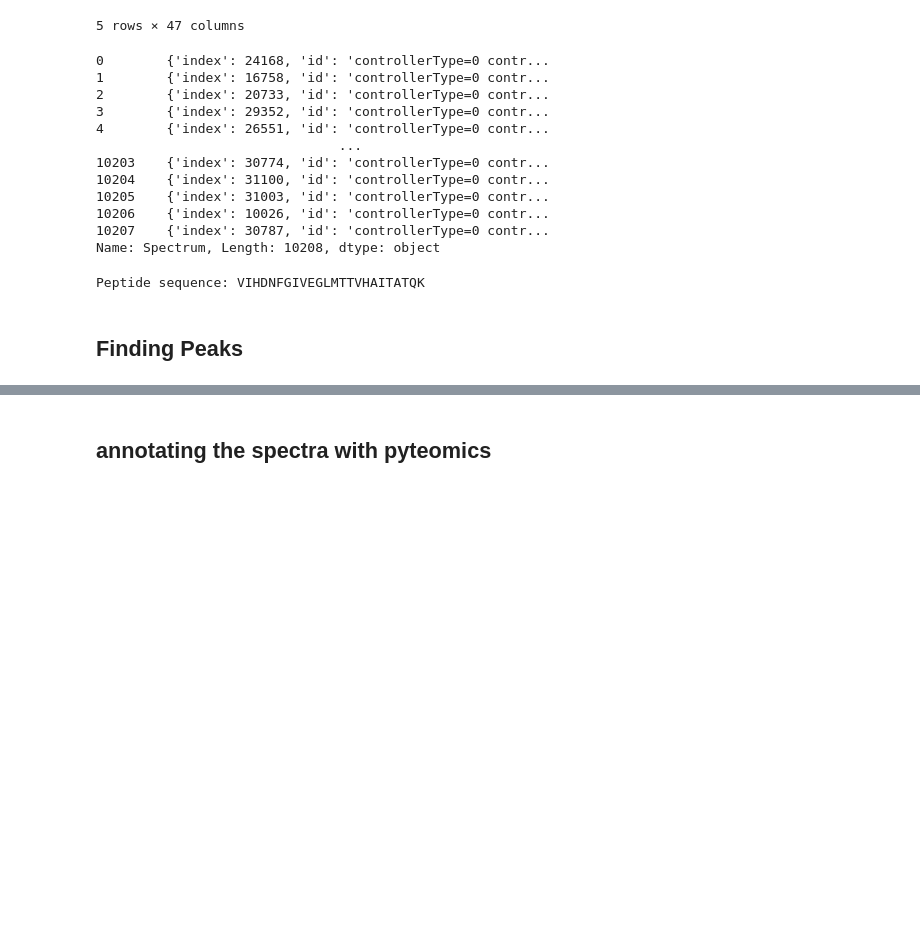
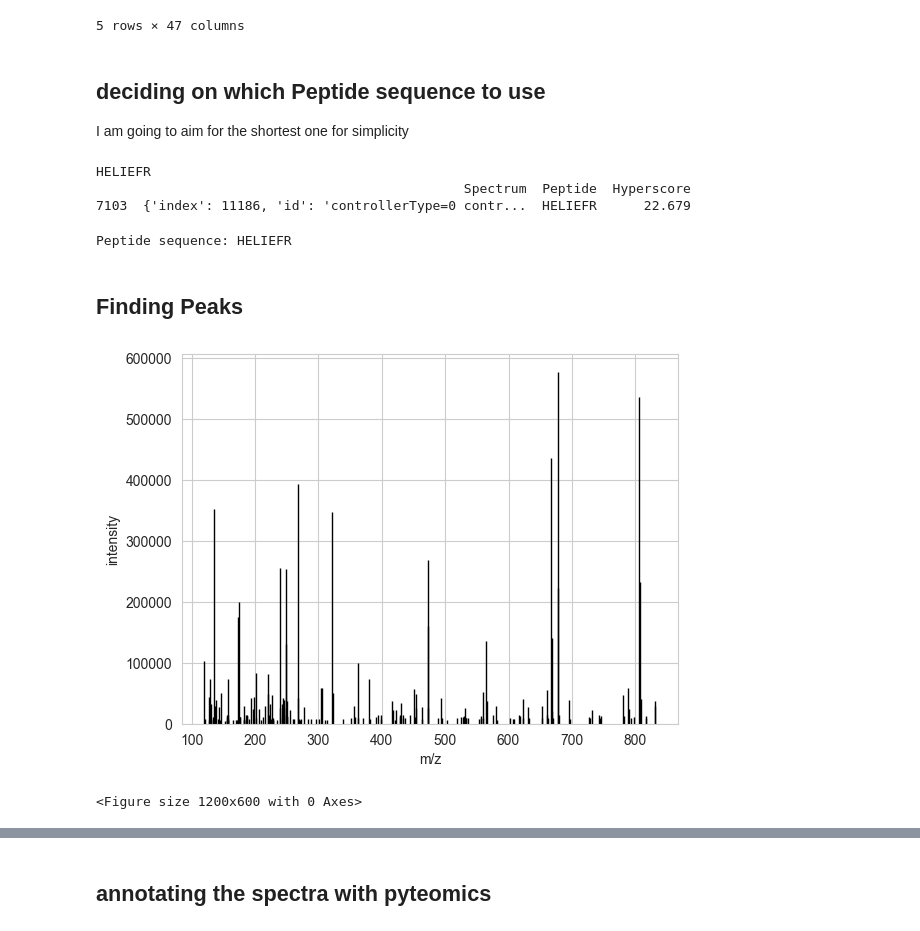
Before and after one commit to DBeben22/expert-tandem, a Jupyter notebook: prototypes/prototype_vers3.ipynb, the cells around one changed output, grey strips where cells are left out. Cells and saved outputs as stored; diff of their text form; code cells hidden in the pictures; blank space fills up the shorter version.

```diff
--- a/prototypes/prototype_vers3.ipynb
+++ b/prototypes/prototype_vers3.ipynb
@@ -84,34 +84,35 @@ m_df = (pd.DataFrame(matches, columns=["Spectrum","Peptide","Hyperscore"])
 # exec time 2 ~ 3 minutes
 # %%
 #m_df.to_csv("spectrum_peptide_matches.csv", index=False)
-# %%
-m_df["Spectrum"]
-# %% [output]
-0        {'index': 24168, 'id': 'controllerType=0 contr...
-1        {'index': 16758, 'id': 'controllerType=0 contr...
-2        {'index': 20733, 'id': 'controllerType=0 contr...
-3        {'index': 29352, 'id': 'controllerType=0 contr...
-4        {'index': 26551, 'id': 'controllerType=0 contr...
-                               ...
-10203    {'index': 30774, 'id': 'controllerType=0 contr...
-10204    {'index': 31100, 'id': 'controllerType=0 contr...
-10205    {'index': 31003, 'id': 'controllerType=0 contr...
-10206    {'index': 10026, 'id': 'controllerType=0 contr...
-10207    {'index': 30787, 'id': 'controllerType=0 contr...
-Name: Spectrum, Length: 10208, dtype: object
+# %% [markdown]
+## deciding on which Peptide sequence to use
+I am going to aim for the shortest one for simplicity
+# %%
+print(min(m_df["Peptide"], key = len))
+print(m_df[m_df["Peptide"] == "HELIEFR"])
+pep_loc = 7103
+# %% [output]
+HELIEFR
+                                               Spectrum  Peptide  Hyperscore
+7103  {'index': 11186, 'id': 'controllerType=0 contr...  HELIEFR      22.679
 # %%
 # Peptide Sequence to find
-peptide = m_df["Peptide"].iloc[0]
+peptide = m_df["Peptide"].iloc[pep_loc]
 print("Peptide sequence:", peptide)
-mz_array = m_df["Spectrum"].iloc[0]['m/z array']
-intensity_array = m_df["Spectrum"].iloc[0]['intensity array']
-precursor_mz = m_df["Spectrum"].iloc[0]['precursorList']['precursor'][0]['selectedIonList']['selectedIon'][0]['selected ion m/z']
+mz_array = m_df["Spectrum"].iloc[pep_loc]['m/z array']
+intensity_array = m_df["Spectrum"].iloc[pep_loc]['intensity array']
+precursor_mz = m_df["Spectrum"].iloc[pep_loc]['precursorList']['precursor'][0]['selectedIonList']['selectedIon'][0]['selected ion m/z']
 plotting_dict = {'m/z array': mz_array, 'intensity array': intensity_array}
 # %% [output]
-Peptide sequence: VIHDNFGIVEGLMTTVHAITATQK
+Peptide sequence: HELIEFR
 # %% [markdown]
 ## Finding Peaks
 # %%
 s1 = pd.DataFrame(plotting_dict)
-# pa.plot_spectrum(s1)
+pa.plot_spectrum(plotting_dict)
+plt.figure(figsize=(12,6))
+plt.show()
+# %% [output]
+[figure, added]
+<Figure size 1200x600 with 0 Axes>
 # %%
```
Also changed, not shown: parts of 29 cells of this notebook, 3 other files.
